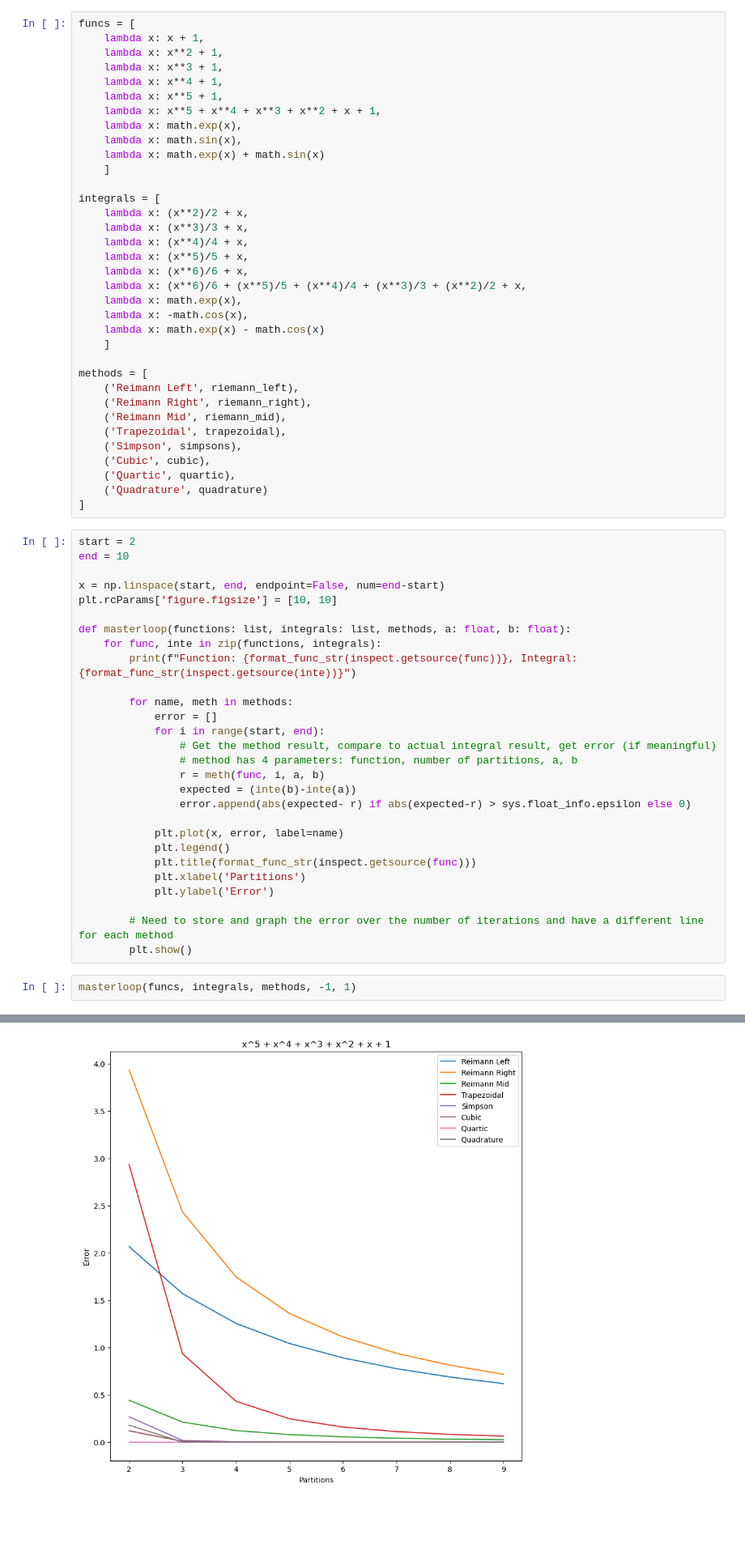
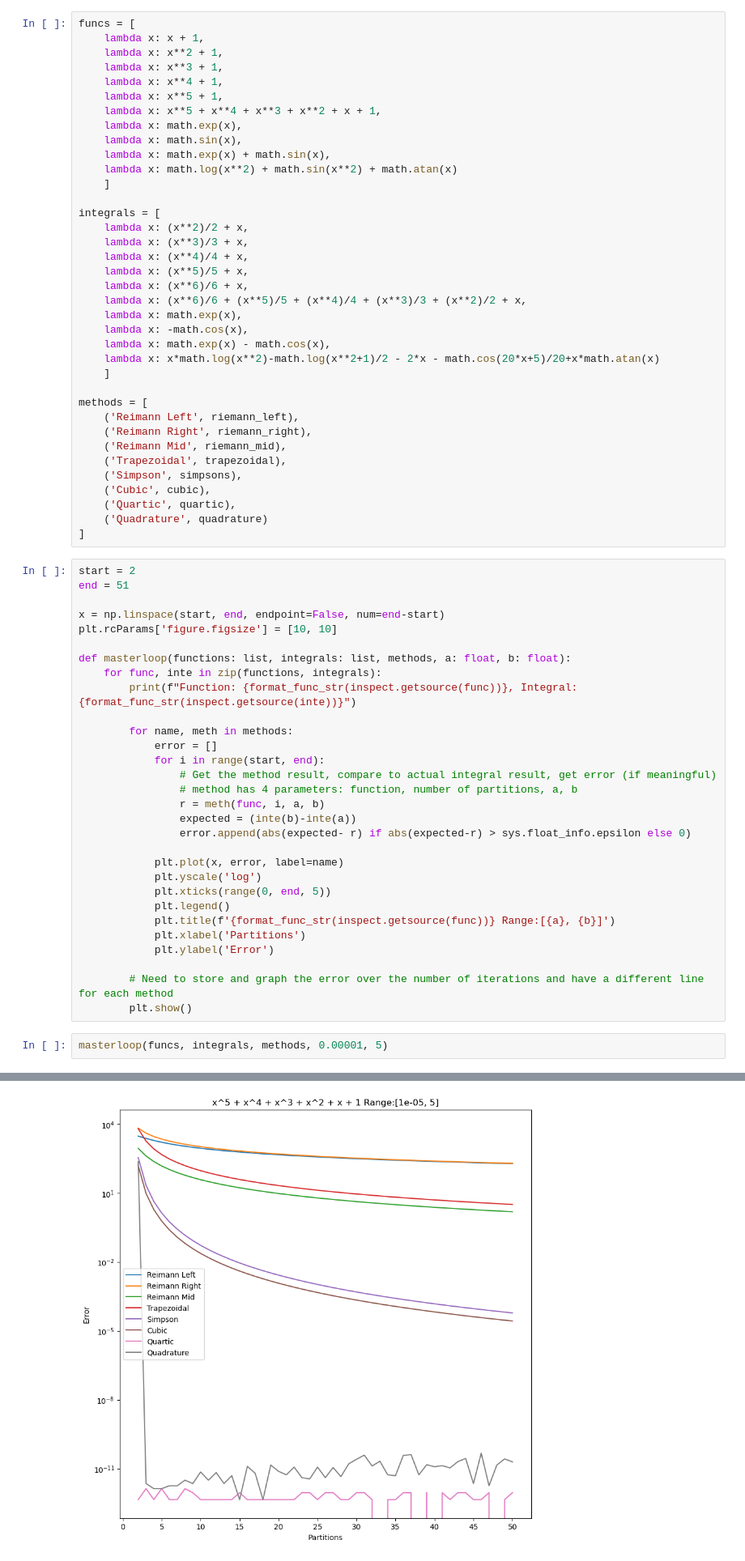
Before and after one commit to samuel-bazinet/comp_sci_4020U_integrals, a Jupyter notebook: main.ipynb, the cells around one changed output, grey strips where cells are left out. Shown at 81% size. Drawn from its saved outputs; the diff is of its cells as text; blank space fills up the shorter version.

Commit message:
Changed the number of iterations, the range, and added a new function to test

```diff
--- a/main.ipynb
+++ b/main.ipynb
@@ -46,7 +46,8 @@ funcs = [
     lambda x: x**5 + x**4 + x**3 + x**2 + x + 1,
     lambda x: math.exp(x),
     lambda x: math.sin(x),
-    lambda x: math.exp(x) + math.sin(x)
+    lambda x: math.exp(x) + math.sin(x),
+    lambda x: math.log(x**2) + math.sin(x**2) + math.atan(x)
     ]
 
 integrals = [
@@ -58,7 +59,8 @@ integrals = [
     lambda x: (x**6)/6 + (x**5)/5 + (x**4)/4 + (x**3)/3 + (x**2)/2 + x,
     lambda x: math.exp(x),
     lambda x: -math.cos(x),
-    lambda x: math.exp(x) - math.cos(x)
+    lambda x: math.exp(x) - math.cos(x),
+    lambda x: x*math.log(x**2)-math.log(x**2+1)/2 - 2*x - math.cos(20*x+5)/20+x*math.atan(x)
     ]
 
 methods = [
@@ -73,7 +75,7 @@ methods = [
 ]
 # %%
 start = 2
-end = 10
+end = 51
 
 x = np.linspace(start, end, endpoint=False, num=end-start)
 plt.rcParams['figure.figsize'] = [10, 10]
@@ -92,14 +94,16 @@ def masterloop(functions: list, integrals: list, methods, a: float, b: float):
                 error.append(abs(expected- r) if abs(expected-r) > sys.float_info.epsilon else 0)
 
             plt.plot(x, error, label=name)
+            plt.yscale('log')
+            plt.xticks(range(0, end, 5))
             plt.legend()
-            plt.title(format_func_str(inspect.getsource(func)))
+            plt.title(f'{format_func_str(inspect.getsource(func))} Range:[{a}, {b}]')
             plt.xlabel('Partitions')
             plt.ylabel('Error')
 
         # Need to store and graph the error over the number of iterations and have a different line for each method
         plt.show()
 # %%
-masterloop(funcs, integrals, methods, -1, 1)
+masterloop(funcs, integrals, methods, 0.00001, 5)
 # %% [output]
 Function: x + 1, Integral: (x^2)/2 + x
@@ -115,2 +119,2 @@ Function: x^5 + 1, Integral: (x^6)/6 + x
 Function: x^5 + x^4 + x^3 + x^2 + x + 1, Integral: (x^6)/6 + (x^5)/5 + (x^4)/4 + (x^3)/3 + (x^2)/2 + x
-[figure, old version]
+[figure, new version]
```
Also changed, not shown: parts of 1 cell of this notebook.
